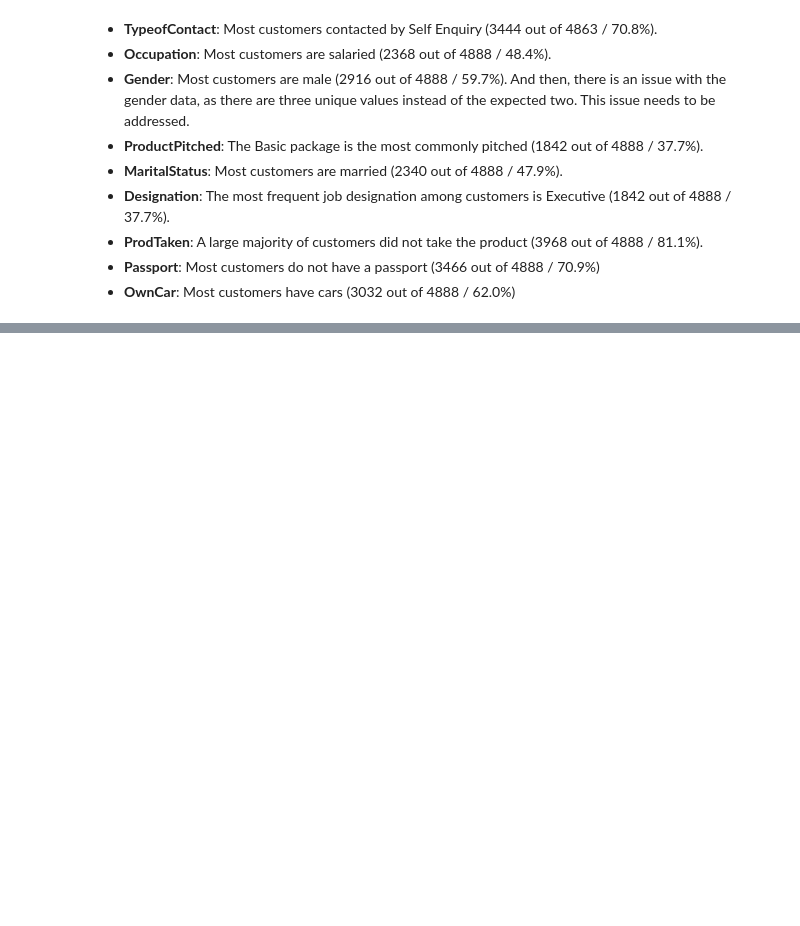
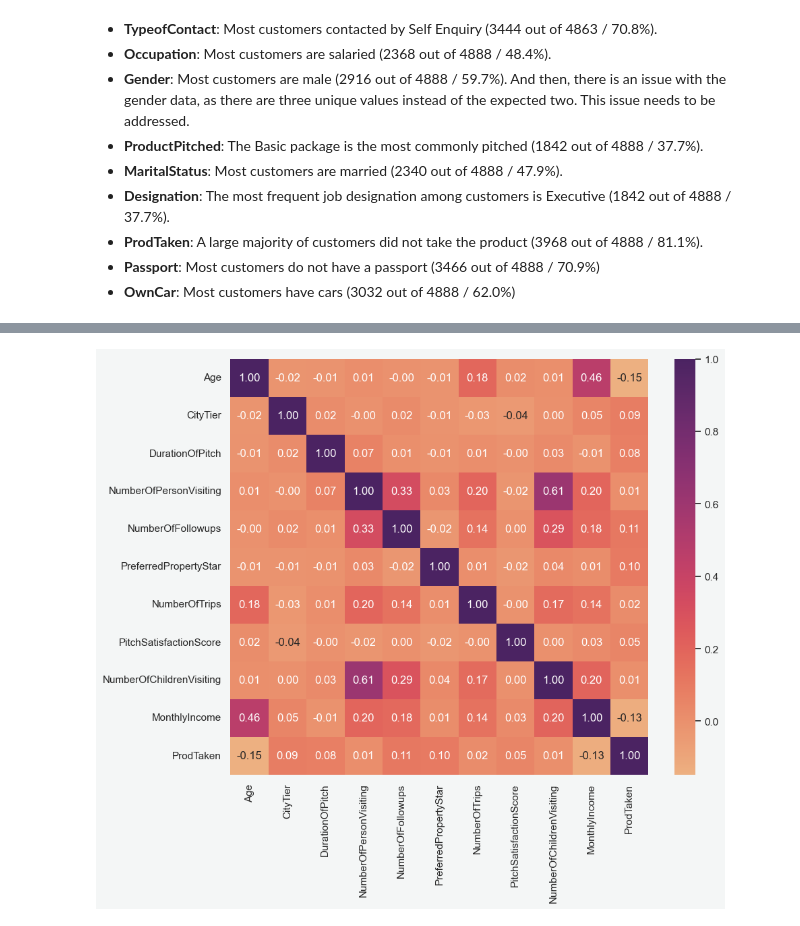
Before and after one commit to kevinusmayadhy/Holiday-Package-Prediction, a Jupyter notebook: Code.ipynb, the cells around one changed output, grey strips where cells are left out. Drawn from its saved outputs; the diff is of its cells as text; code cells hidden in the pictures; blank space fills up the shorter version.

```diff
--- a/Code.ipynb
+++ b/Code.ipynb
@@ -138,0 +245,3 @@ df[numeric].describe()
+# %%
+numeric.append('ProdTaken')
+numeric
@@ -138,0 +260,6 @@ df[numeric].describe()
+# %%
+plt.figure(figsize=(10, 8))
+sns.heatmap(df[numeric].corr(), cmap='flare', annot=True, fmt='.2f')
+plt.show()
+# %% [output]
+[figure, added]
```
Also changed, not shown: parts of 45 cells of this notebook, 1 other file.
